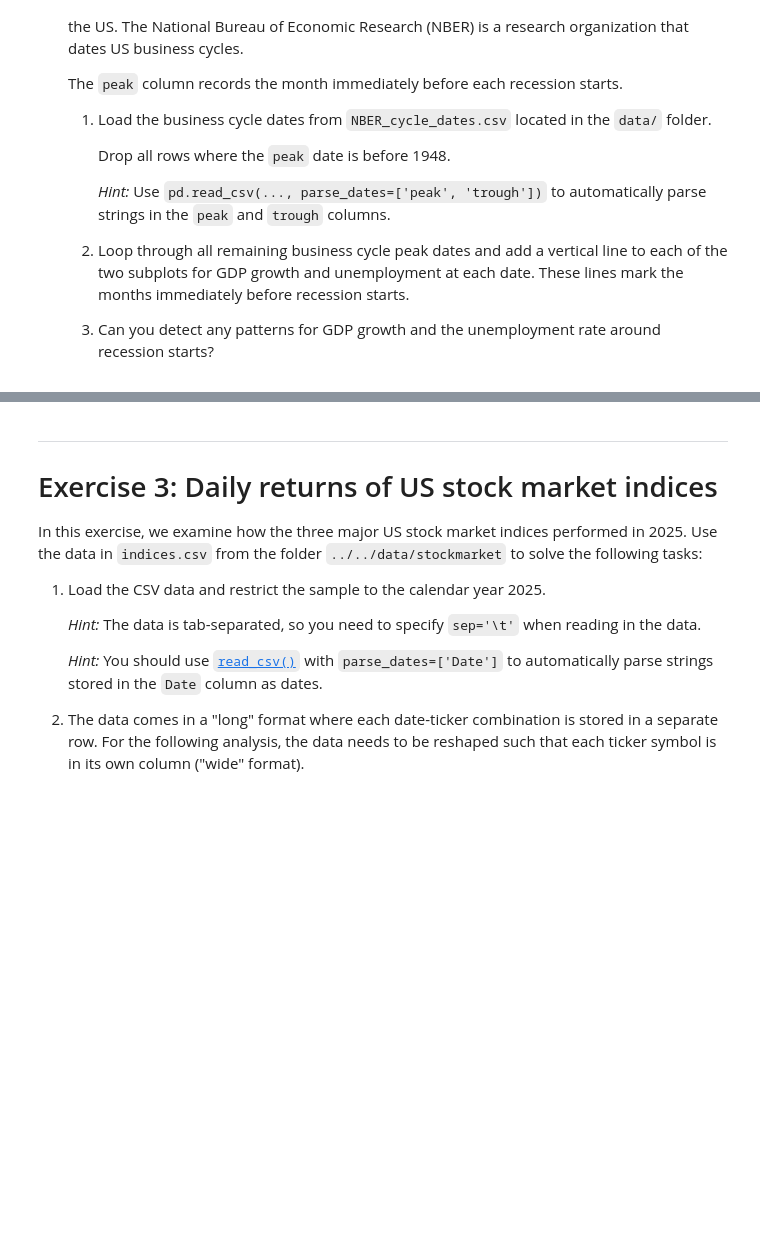
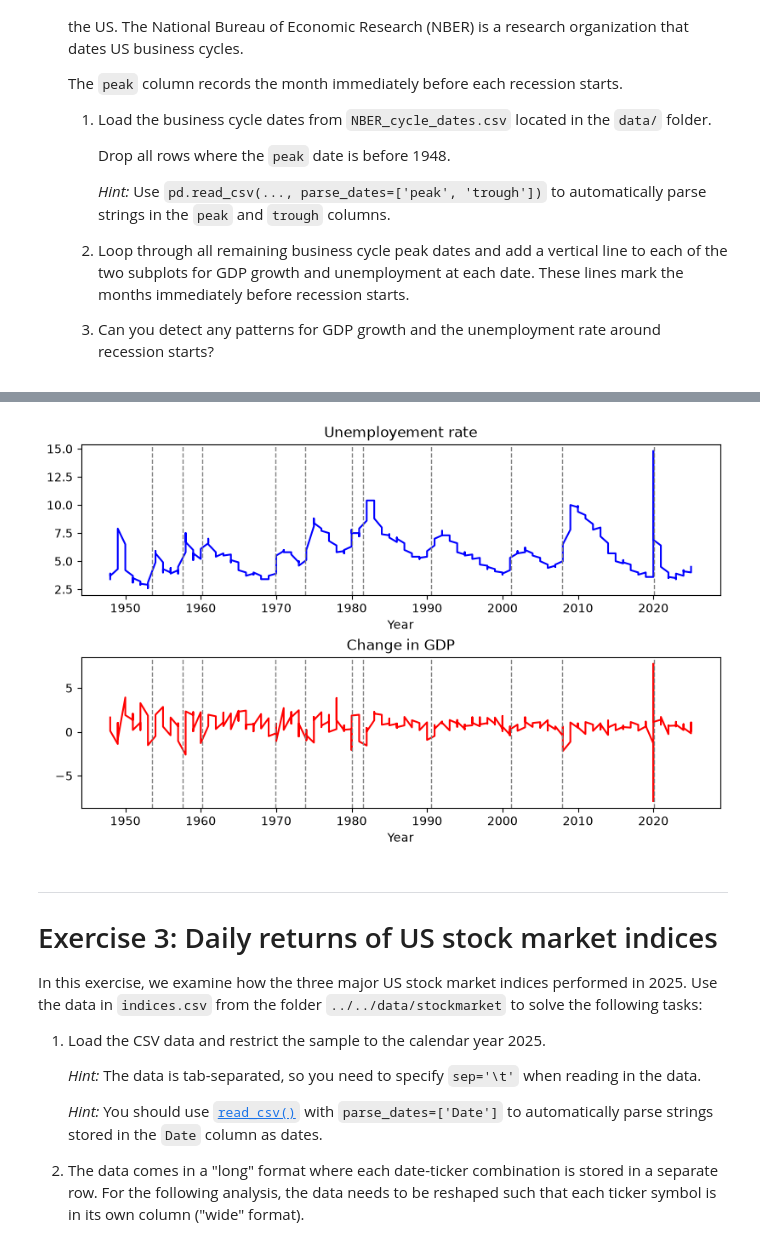
Before and after one commit to falkfrydenlund-creator/TECH2-H26, a Jupyter notebook: workshops/workshop3/workshop3.ipynb, the cells around one changed output, grey strips where cells are left out. Saved outputs shown, nothing was run; the diff lists cells and outputs as text; code cells hidden in the pictures; blank space fills up the shorter version.

```diff
--- a/workshops/workshop3/workshop3.ipynb
+++ b/workshops/workshop3/workshop3.ipynb
@@ -146,3 +201,31 @@ In this exercise, you are asked to plot two main business cycle indicators, GDP
+# %%
+xvalues = data['Year']
+yvalues1 = data['UNRATE']
+yvalues2 = data['GDP_change']
+
+fig, axes = plt.subplots(2,1,layout= 'constrained',figsize=(8,5))
+
+axes[0].plot(xvalues, yvalues1,color='blue')
+axes[0].set_xlabel('Year')
+axes[0].set_title('Unemployement rate')
+
+axes[1].plot(xvalues, yvalues2,color='red')
+axes[1].set_xlabel('Year')
+axes[1].set_title('Change in GDP')
+
+file = f'{DATA_PATH}/NBER_cycle_dates.csv'
+df = pd.read_csv(file, parse_dates=['peak','trough'])
+df.head()
+
+df_keep = df[df['peak']>= '1948-12-31']
+
+peaks = df_keep['peak'].dt.year + (df_keep['peak'].dt.month - 1) / 12
+
+for ax in axes:
+    for peak in peaks:
+        ax.axvline(peak, color='grey',ls='--',lw=1)
+# %% [output]
+[figure, added]
 # %% [markdown]
 ***
 # Exercise 3: Daily returns of US stock market indices
```
Also changed, not shown: parts of 4 cells of this notebook.
